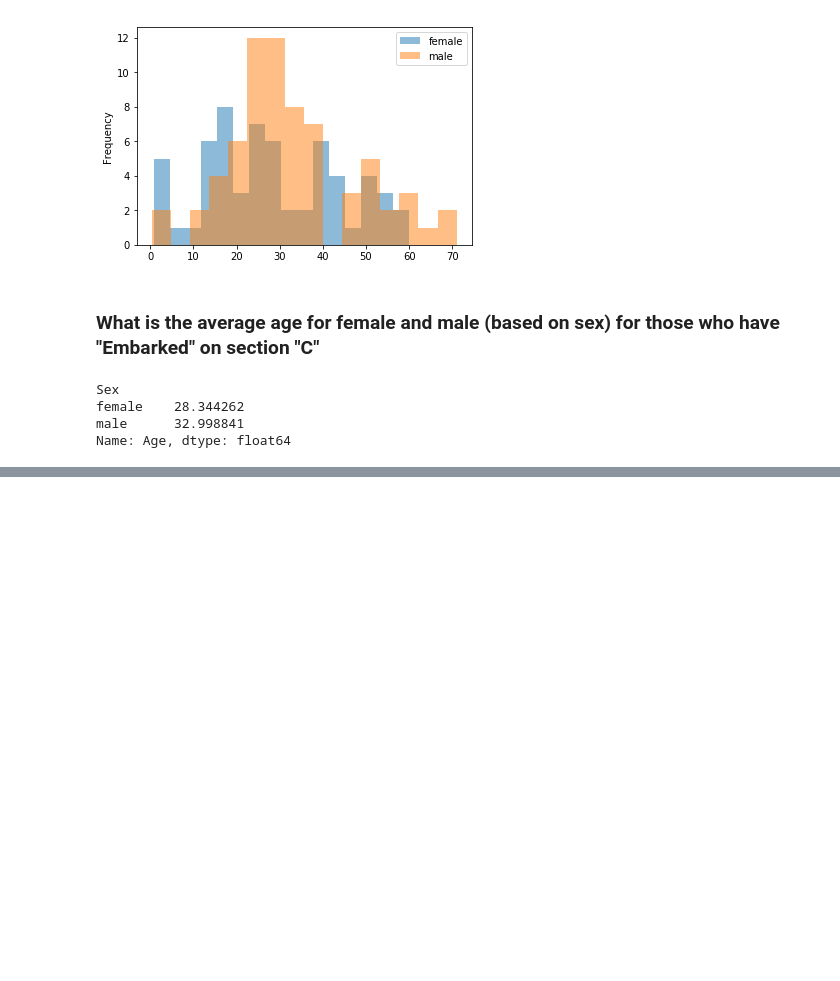
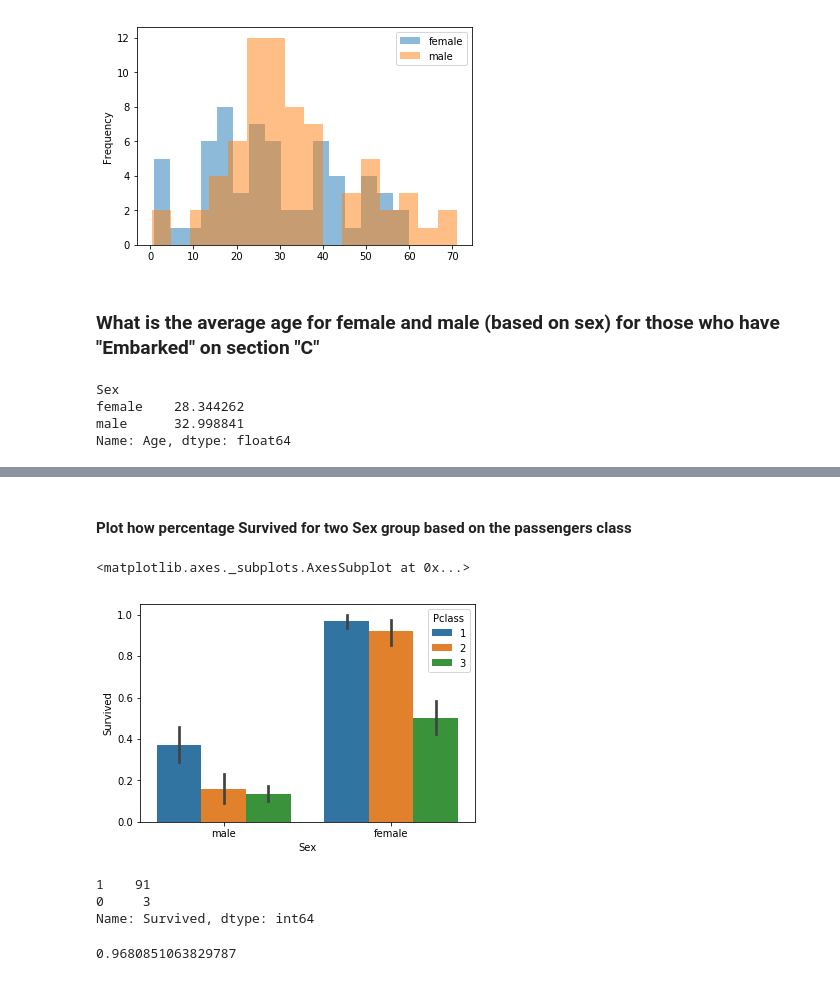
Before and after one commit to efitr/DS-1.1-Data-Analysis, a Jupyter notebook: Notebooks/Classwork/Class3_Notebook.ipynb, the cells around one changed output, grey strips where cells are left out. Cells and saved outputs as stored; diff of their text form; code cells hidden in the pictures; blank space fills up the shorter version.

```diff
--- a/Notebooks/Classwork/Class3_Notebook.ipynb
+++ b/Notebooks/Classwork/Class3_Notebook.ipynb
@@ -270,0 +321,18 @@ Name: Age, dtype: float64
+# %% [markdown]
+#### Plot how percentage Survived for two Sex group based on the passengers class
+# %%
+sns.barplot(x="Sex", y="Survived", hue="Pclass", data=df)
+# %% [output]
+<matplotlib.axes._subplots.AxesSubplot at 0x...>
+[figure, added]
+# %%
+# We are doing data slicing, trying to get what is the blue data point in number
+df[(df["Sex"] == 'female') & (df['Pclass'] == 1)]["Survived"].value_counts()
+# %% [output]
+1    91
+0     3
+Name: Survived, dtype: int64
+# %%
+91/(91+3)
+# %% [output]
+0.9680851063829787
```
Also changed, not shown: parts of 19 cells of this notebook.
